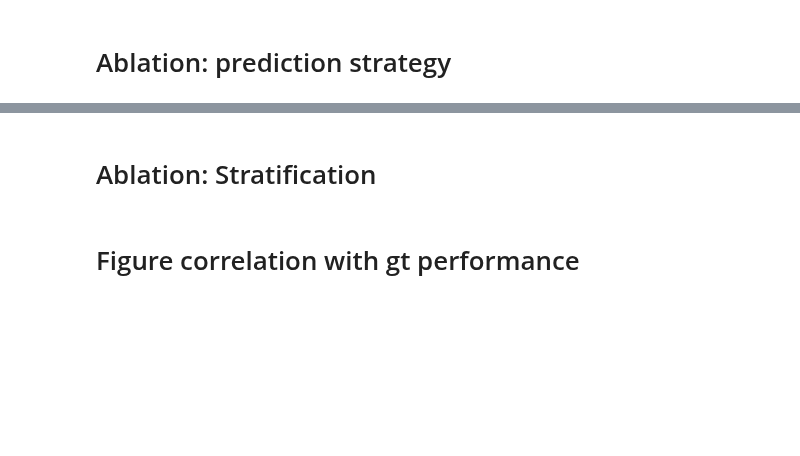
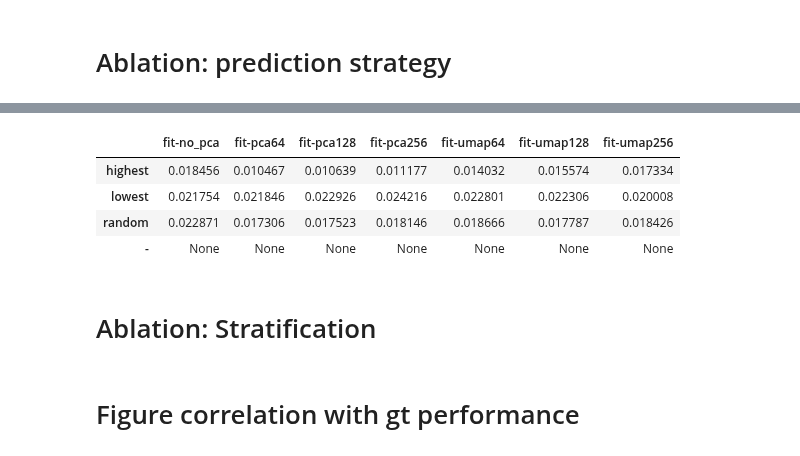
Before and after one commit to AlexanderRubinstein/efficbench, a Jupyter notebook: visualize_results_for_paper.ipynb, the cells around one changed output, grey strips where cells are left out. Drawn from its saved outputs; the diff is of its cells as text; code cells hidden in the pictures; blank space fills up the shorter version.

```diff
--- a/visualize_results_for_paper.ipynb
+++ b/visualize_results_for_paper.ipynb
@@ -589,3 +642,11 @@ display(prediction_strategy_df)
+# %%
+display(umap_pca_dfs['mae'])
+# %% [output]
+|  | fit-no_pca | fit-pca64 | fit-pca128 | fit-pca256 | fit-umap64 | fit-umap128 | fit-umap256 |
+| highest | 0.018456 | 0.010467 | 0.010639 | 0.011177 | 0.014032 | 0.015574 | 0.017334 |
+| lowest | 0.021754 | 0.021846 | 0.022926 | 0.024216 | 0.022801 | 0.022306 | 0.020008 |
+| random | 0.022871 | 0.017306 | 0.017523 | 0.018146 | 0.018666 | 0.017787 | 0.018426 |
+| - | None | None | None | None | None | None | None |
 # %% [markdown]
 # Ablation: Stratification
 # %%
```
Also changed, not shown: parts of 8 cells of this notebook.
